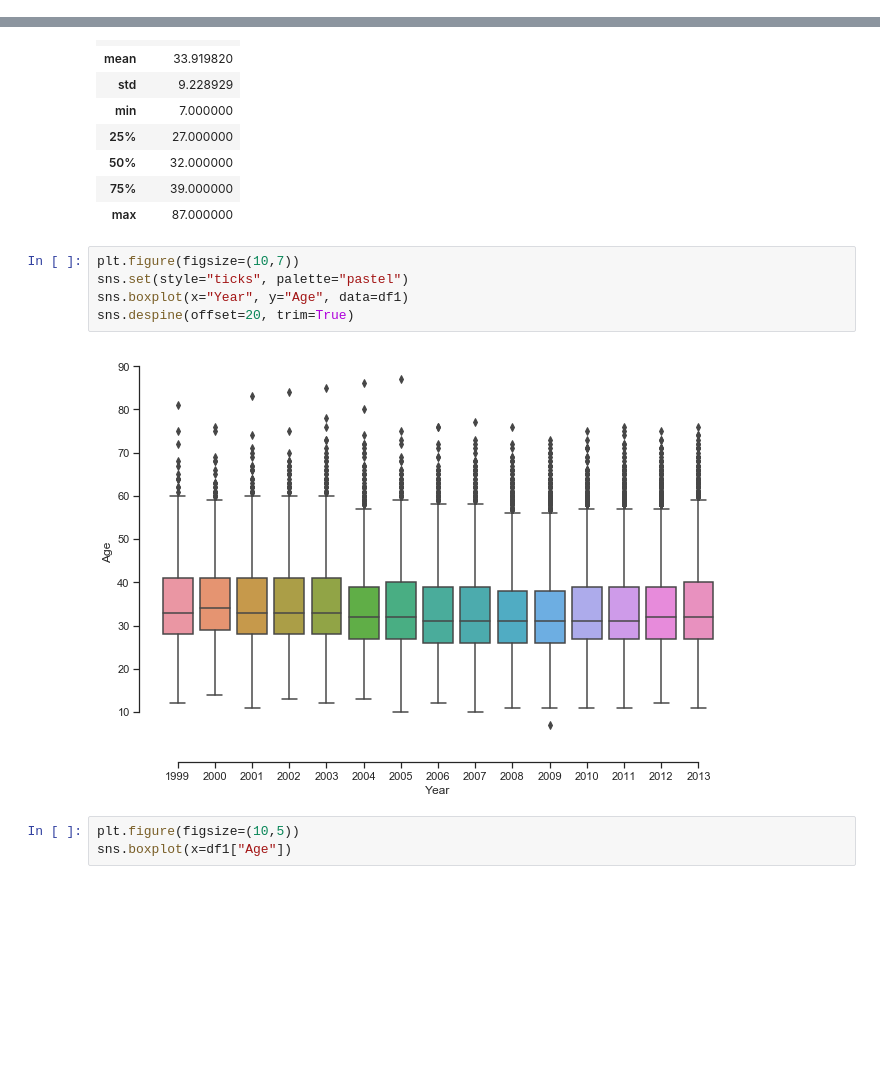
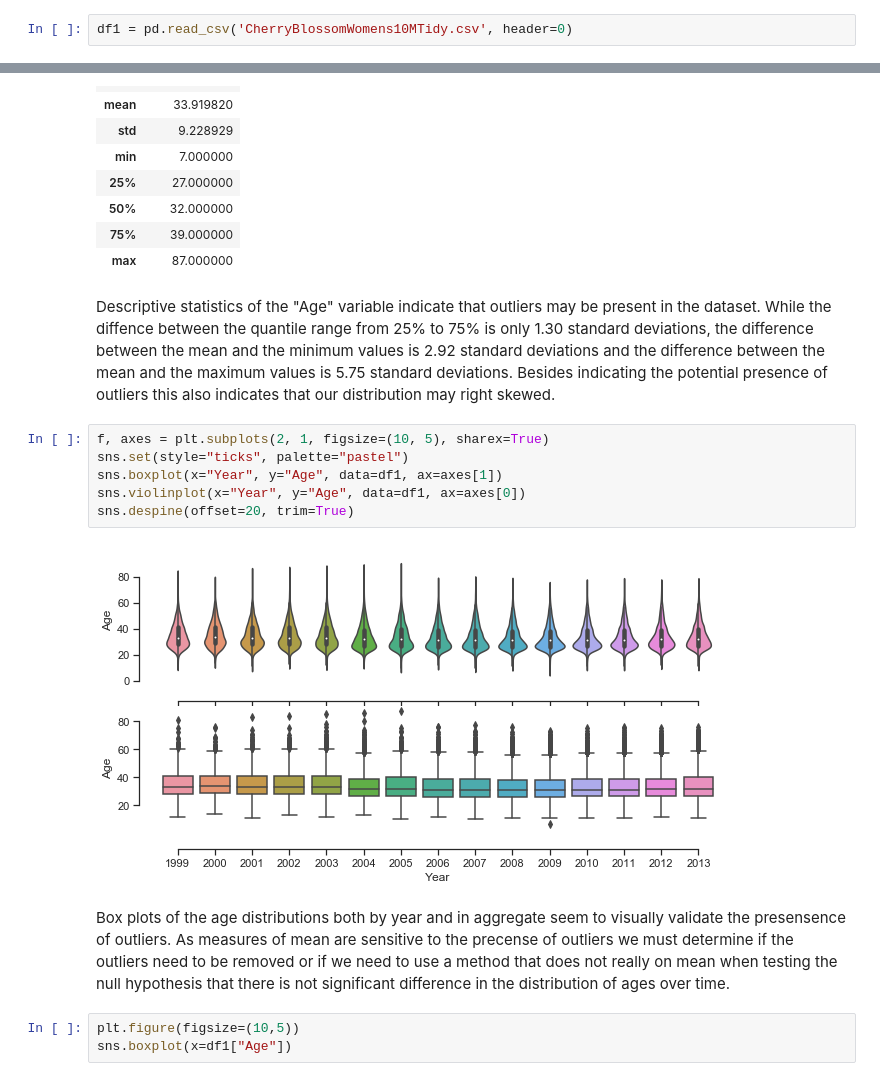
Before and after one commit to dhyanshah/MS7333_QTW, a Jupyter notebook: Case4/Python/CherryBlossomNotebook.ipynb, the cells around one changed output, grey strips where cells are left out. Drawn from its saved outputs; the diff is of its cells as text; blank space fills up the shorter version.

```diff
--- a/Case4/Python/CherryBlossomNotebook.ipynb
+++ b/Case4/Python/CherryBlossomNotebook.ipynb
@@ -177,6 +192,8 @@ df1.head(5)
 df1.to_csv ('CherryBlossomWomens10MTidy.csv', index = False, header=True)
 # %% [markdown]
 # Exploratory Data Analysis
+# %%
+df1 = pd.read_csv('CherryBlossomWomens10MTidy.csv', header=0)
 # %%
 df1 = df1[df1.Year < 2014]
 df1[["Age"]].describe()
@@ -190,13 +207,18 @@ df1[["Age"]].describe()
 | 50% | 32.000000 |
 | 75% | 39.000000 |
 | max | 87.000000 |
+# %% [markdown]
+Descriptive statistics of the "Age" variable indicate that outliers may be present in the dataset. While the diffence between the quantile range from 25% to 75% is only 1.30 standard deviations, the difference between the mean and the minimum values is 2.92 standard deviations and the difference between the mean and the maximum values is 5.75 standard deviations. Besides indicating the potential presence of outliers this also indicates that our distribution may right skewed.
 # %%
-plt.figure(figsize=(10,7))
+f, axes = plt.subplots(2, 1, figsize=(10, 5), sharex=True)
 sns.set(style="ticks", palette="pastel")
-sns.boxplot(x="Year", y="Age", data=df1)
+sns.boxplot(x="Year", y="Age", data=df1, ax=axes[1])
+sns.violinplot(x="Year", y="Age", data=df1, ax=axes[0])
 sns.despine(offset=20, trim=True)
 # %% [output]
-[figure, old version]
+[figure, new version]
+# %% [markdown]
+Box plots of the age distributions both by year and in aggregate seem to visually validate the presensence of outliers. As measures of mean are sensitive to the precense of outliers we must determine if the outliers need to be removed or if we need to use a method that does not really on mean when testing the null hypothesis that there is not significant difference in the distribution of ages over time.
 # %%
 plt.figure(figsize=(10,5))
 sns.boxplot(x=df1["Age"])
```
Also changed, not shown: parts of 37 cells of this notebook.
